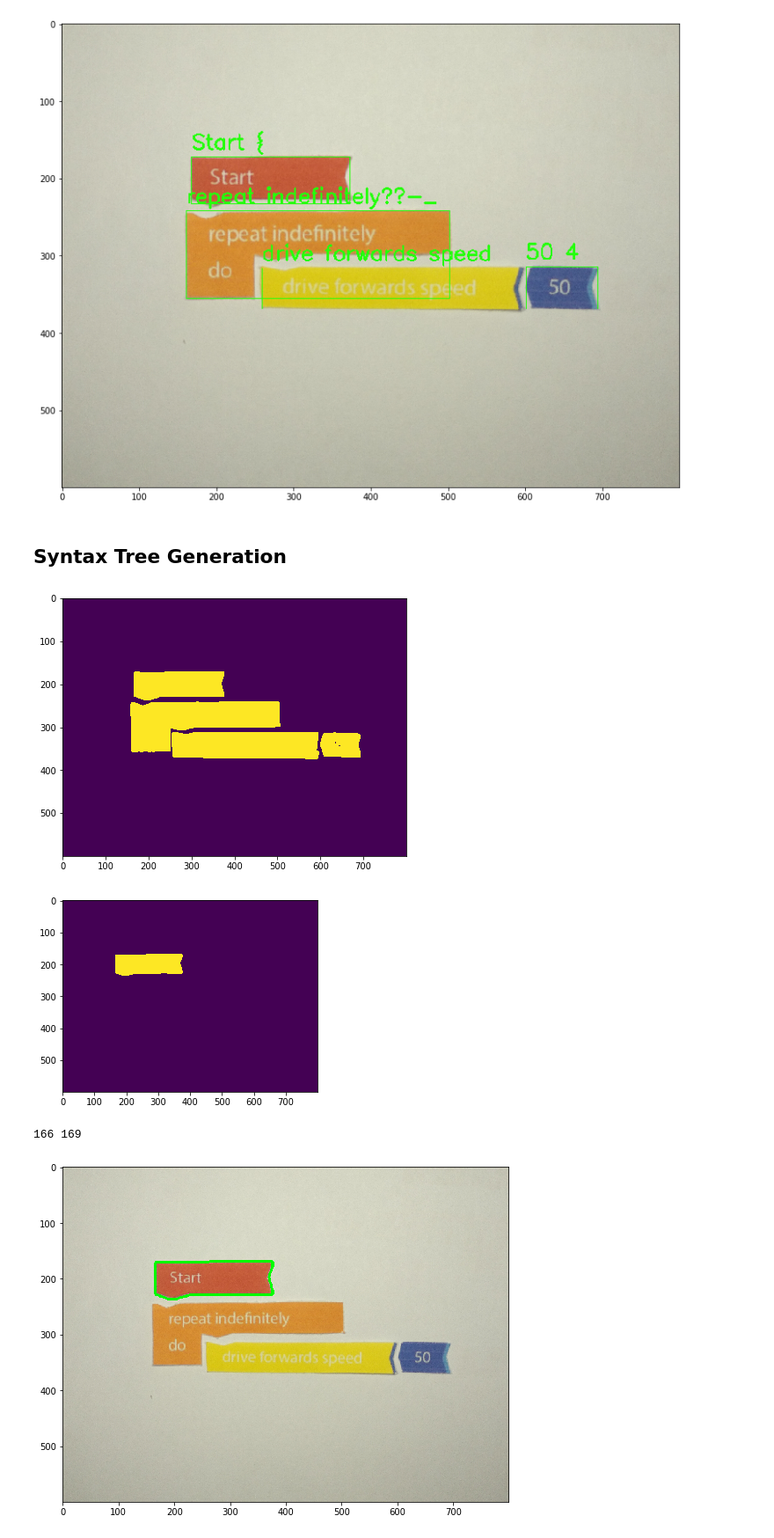
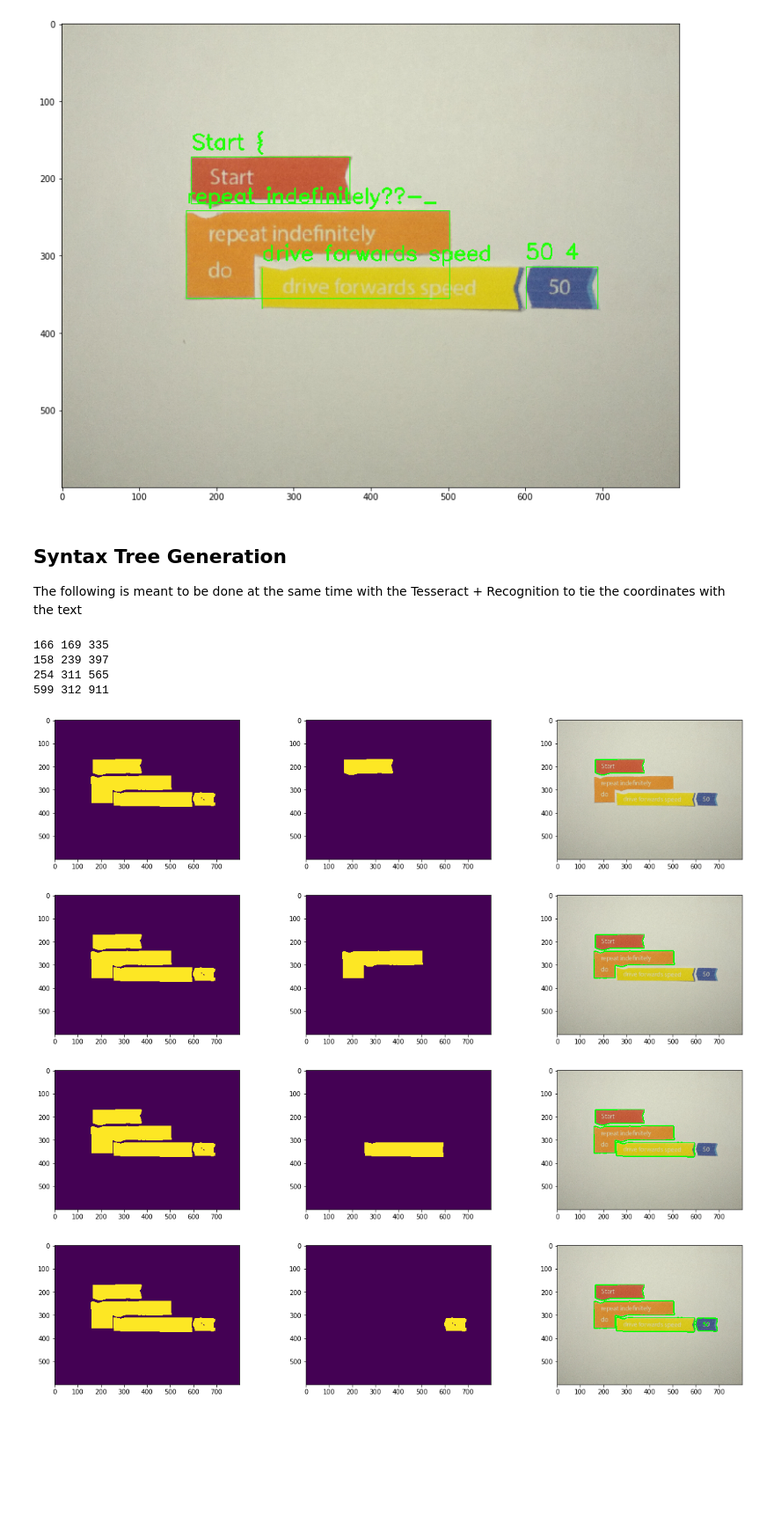
Before and after one commit to VasilisPoulos/tangibles-recognition, a Jupyter notebook: simple-recognition.ipynb, the cells around one changed output. Shown at 88% size. Cells and saved outputs as stored; diff of their text form; code cells hidden in the pictures; blank space fills up the shorter version.

Commit message:
First step towards a syntax tree

```diff
--- a/simple-recognition.ipynb
+++ b/simple-recognition.ipynb
@@ -178,46 +178,49 @@ plt.imshow(result)
 plt.show()
 # %% [output]
 [figure]
-# %% [markdown]
-## Syntax Tree Generation
+# %% [markdown]
+## Syntax Tree Generation
+
+The following is meant to be done at the same time with the Tesseract + Recognition to tie the coordinates with the text
 # %%
 hsv_A = cv.cvtColor(A, cv.COLOR_RGB2HSV)
 copy_A = np.copy(A)
 
 h,s,v = cv.split(hsv_A)
 
 ret3, th_saturation = cv.threshold(s, 0, 255, cv.THRESH_BINARY+cv.THRESH_OTSU)
 
 kernel = cv.getStructuringElement(cv.MORPH_RECT, (3,3))
 th_saturation = cv.dilate(th_saturation, kernel, iterations = 3)
 
-plt.figure(figsize=(7,7))
-plt.imshow(th_saturation)
-plt.show()
-
 num_labels, labels_im = cv.connectedComponents(th_saturation)
 
+for num in range(1,5):
+    pos = 0
+    label = labels_im == num
 
-label = labels_im == 1
+    label_img = np.copy(th_saturation)
+    label_img[label == False] = 0
+    label_img[label == True] = 255
 
-label_img = np.copy(th_saturation)
-label_img[label == False] = 0
-label_img[label == True] = 255
+    _, contours, _ = cv.findContours(label_img, cv.RETR_TREE, cv.CHAIN_APPROX_SIMPLE)
 
-plt.imshow(label_img)
-plt.show()
+    x,y,w,h = cv.boundingRect(contours[0])
+    pos = x + y
+    print(x, y, pos)
+    cv.drawContours(copy_A, contours, -1, (0,255,0), 3)
 
-_, contours, _ = cv.findContours(label_img, cv.RETR_TREE, cv.CHAIN_APPROX_SIMPLE)
-
-x,y,w,h = cv.boundingRect(contours[0])
-print(x, y)
-cv.drawContours(A, contours, -1, (0,255,0), 3)
-
-plt.figure(figsize=(20,7))
-plt.imshow(A)
-plt.show()
+    fig, (ax1, ax2, ax3) = plt.subplots(1, 3, figsize=(20,4))
+    ax1.imshow(th_saturation)
+    ax2.imshow(label_img)
+    ax3.imshow(copy_A)
+    fig.show()
 # %% [output]
+166 169 335
+158 239 397
+254 311 565
+599 312 911
-[figure, old version]
+[figure, new version]
-[figure, old version]
+[figure, new version]
-166 169
-[figure, old version]
+[figure, new version]
+[figure, added]
```
Also changed, not shown: parts of 1 cell of this notebook.
